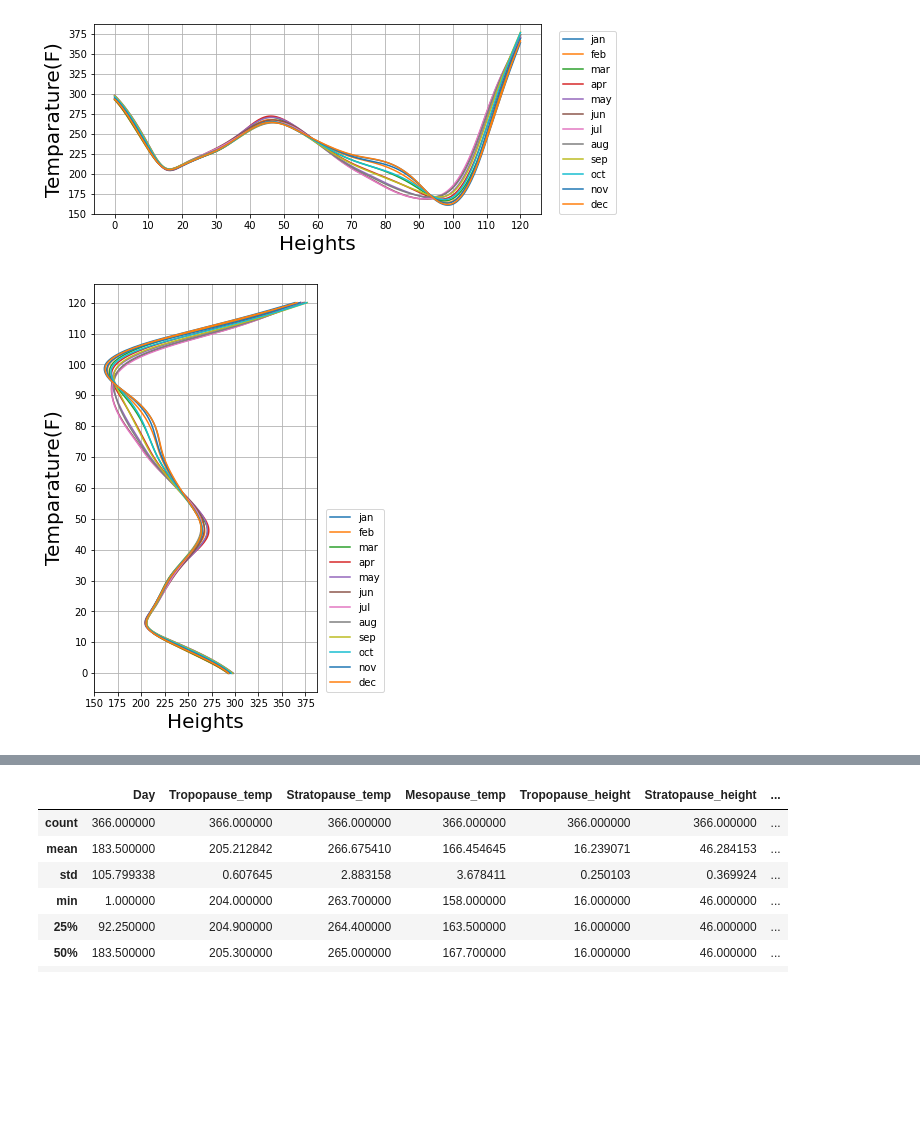
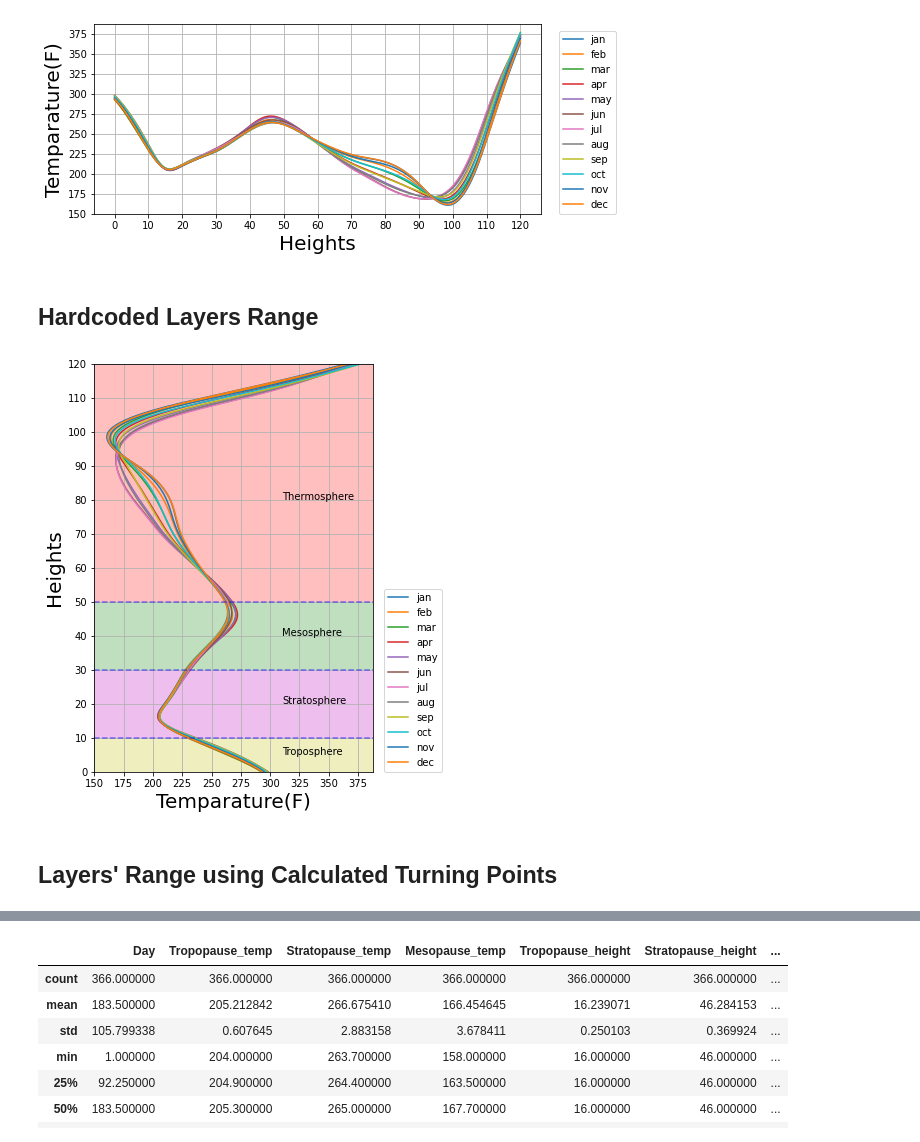
Before and after one commit to alinadevkota/DataViz, a Jupyter notebook: notebooks/data_visualization_turning_points.ipynb, the cells around one changed output, grey strips where cells are left out. Drawn from its saved outputs; the diff is of its cells as text; code cells hidden in the pictures; blank space fills up the shorter version.

Commit message:
vertical plot according to estimated heights

```diff
--- a/notebooks/data_visualization_turning_points.ipynb
+++ b/notebooks/data_visualization_turning_points.ipynb
@@ -84,21 +84,41 @@ plt.savefig('./output/month_wise_line_plot.pdf')
 plt.show()
 # %% [output]
 [figure]
+# %% [markdown]
+## Hardcoded Layers Range
 # %%
-fig,ax = plt.subplots(1, figsize=(4,7.5))
+fig,ax = plt.subplots(1, figsize=(5,7.5))
 
 for month, df in sorted_dfs.items():
     heights = df["height"].values
     avg_temp = df["avg_temperature"].values
     ax.plot(avg_temp, heights, label=month)
 
-ax.set_xlabel("Heights", fontsize=20)
-ax.set_ylabel("Temparature(F)", fontsize=20)
+plt.axhspan(0, 10, facecolor='y', alpha=0.25)
+plt.axhspan(10, 30, facecolor='m', alpha=0.25)
+plt.axhspan(30, 50, facecolor='g', alpha=0.25)
+plt.axhspan(50, 120, facecolor='r', alpha=0.25)
+
+plt.axhline(y=10, color='b', linestyle='--', alpha=0.5)
+plt.axhline(y=30, color='b', linestyle='--', alpha=0.5)
+plt.axhline(y=50, color='b', linestyle='--', alpha=0.5)
+
+plt.text(310, 5, 'Troposphere')
+plt.text(310, 20, 'Stratosphere')
+plt.text(310, 40, 'Mesosphere')
+plt.text(310, 80, 'Thermosphere')
+
+ax.set_ylim(0,120)
+
+ax.set_xlabel("Temparature(F)", fontsize=20)
+ax.set_ylabel("Heights", fontsize=20)
 ax.xaxis.set_major_locator(MultipleLocator(25))
 ax.yaxis.set_major_locator(MultipleLocator(10))
 ax.grid()
 plt.legend(loc=(1.04,0))
 plt.savefig('./output/month_wise_line_plot_vertical.pdf')
 plt.show()
 # %% [output]
-[figure, old version]
+[figure, new version]
+# %% [markdown]
+## Layers' Range using Calculated Turning Points
```
Also changed, not shown: parts of 3 cells of this notebook.
